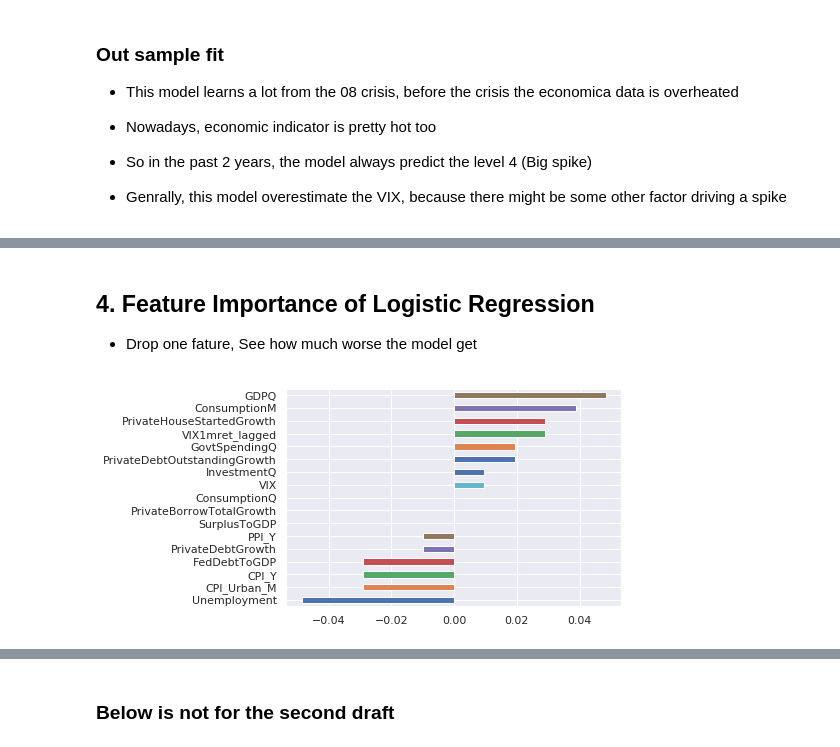
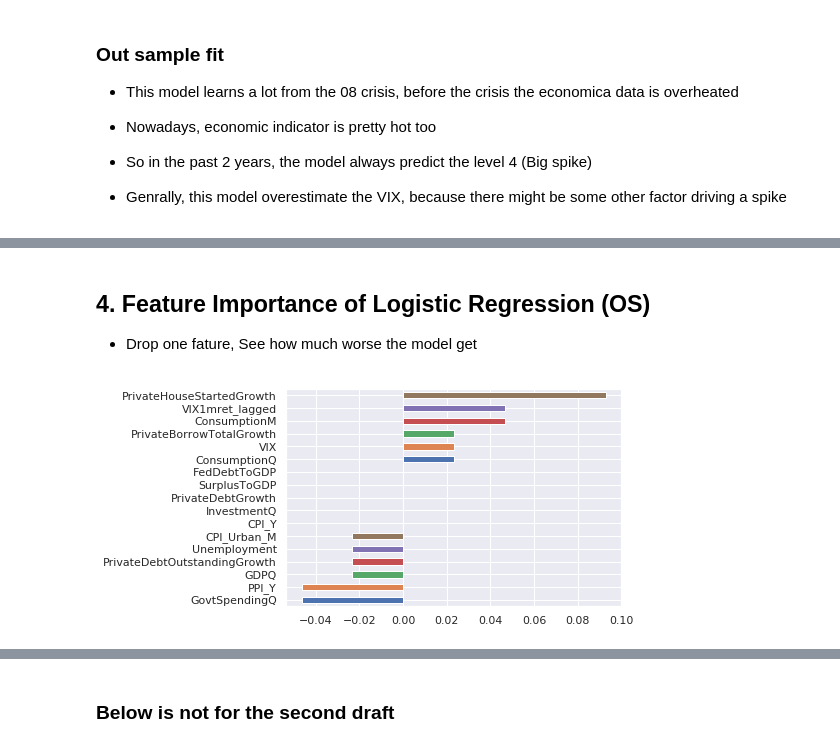
Before and after one commit to ShawnZhouu/VIXPrediction, a Jupyter notebook: MacroPredictsVIX.ipynb, the cells around one changed output, grey strips where cells are left out. Cells and saved outputs as stored; diff of their text form; code cells hidden in the pictures.

```diff
--- a/MacroPredictsVIX.ipynb
+++ b/MacroPredictsVIX.ipynb
@@ -156,9 +166,9 @@ class kmeans_1d:
 # %%
-split = 12*20
+split = 12*25
 n_clusters = 4
 
 y_train_ret = dataM[3:split]['VIX1mret']
-fitted = kmeans_1d(y_train_ret, n_clusters)
+fitted = kmeans_1d(y_train_ret, n_clusters, binary = False)
 y_train = fitted.train()['label']
 
 X_train = dataM[3:split].drop(columns = 'VIX1mret')
@@ -167,8 +177,7 @@ y_test_ret = dataM[split:-1]['VIX1mret']
 y_test = fitted.predict(y_test_ret)
 X_test = dataM[split:-1].drop(columns = 'VIX1mret')
 
-center = fitted.kmeans.cluster_centers_
-center.sort(axis = 0)
+center = np.sort(fitted.kmeans.cluster_centers_, axis = 0)
 boundry = (center[1:] + center[:-1])/2
 print('boundry of clusters:', boundry.flatten())
 # %% [output]
@@ -250,6 +243,6 @@ plt.xticks(np.arange(0.025,.5,.025));
     - Model prediction: Prob of level 4 is 50%, higher than prob of any other labels, model predicts next month return as label 4
     - Correct bet!
 # %%
-clf = LogisticRegression(random_state=0, C=.05,class_weight='balanced', multi_class = 'multinomial',solver='lbfgs').fit(X_train_, y_train)
+clf = LogisticRegression(random_state=0, C=.175,class_weight = None, multi_class = 'multinomial',solver='lbfgs').fit(X_train_, y_train)
 print('In Sample Accuracy:',clf.score(X_train_, y_train))
 # %% [output]
@@ -284,24 +280,24 @@ Out Sample Accuracy: 0.3300970873786408
 # %% [markdown]
-## 4. Feature Importance of Logistic Regression
+## 4. Feature Importance of Logistic Regression (OS)
 - Drop one fature, See how much worse the model get
 # %%
 def shuffle_sereis(x):
     return pd.Series(np.array(x.sample(frac=1)),index = x.index)
 
 def MDA(c, X_train, y_train):
     X = X_train.drop(columns = c)
     #X[c] = shuffle_sereis(X_train[c])
     if X.ndim!=2:
         X = np.array(X).reshape(-1,1)
-    clf = LogisticRegression(random_state=0, C =.05, class_weight = 'balanced', multi_class = 'multinomial',solver='lbfgs').fit(X, y_train)
+    clf = LogisticRegression(random_state=0, C =.175, class_weight = None, multi_class = 'multinomial',solver='lbfgs').fit(X, y_train)
 
     return clf.score(X_test_.drop(columns = c), y_test)
 
 ImpList=[]
 for c in X_train.columns:
     ImpList.append(MDA(c, X_train_, y_train))
 
-ImpSeries = pd.Series(.33 - np.array(ImpList), index = X_train.columns)
+ImpSeries = pd.Series(clf.score(X_test_,y_test) - np.array(ImpList), index = X_train.columns)
 ImpSeries.sort_values().plot.barh();
 # %% [output]
-[figure, old version]
+[figure, new version]
```
Also changed, not shown: parts of 34 cells of this notebook, 1 other file.
